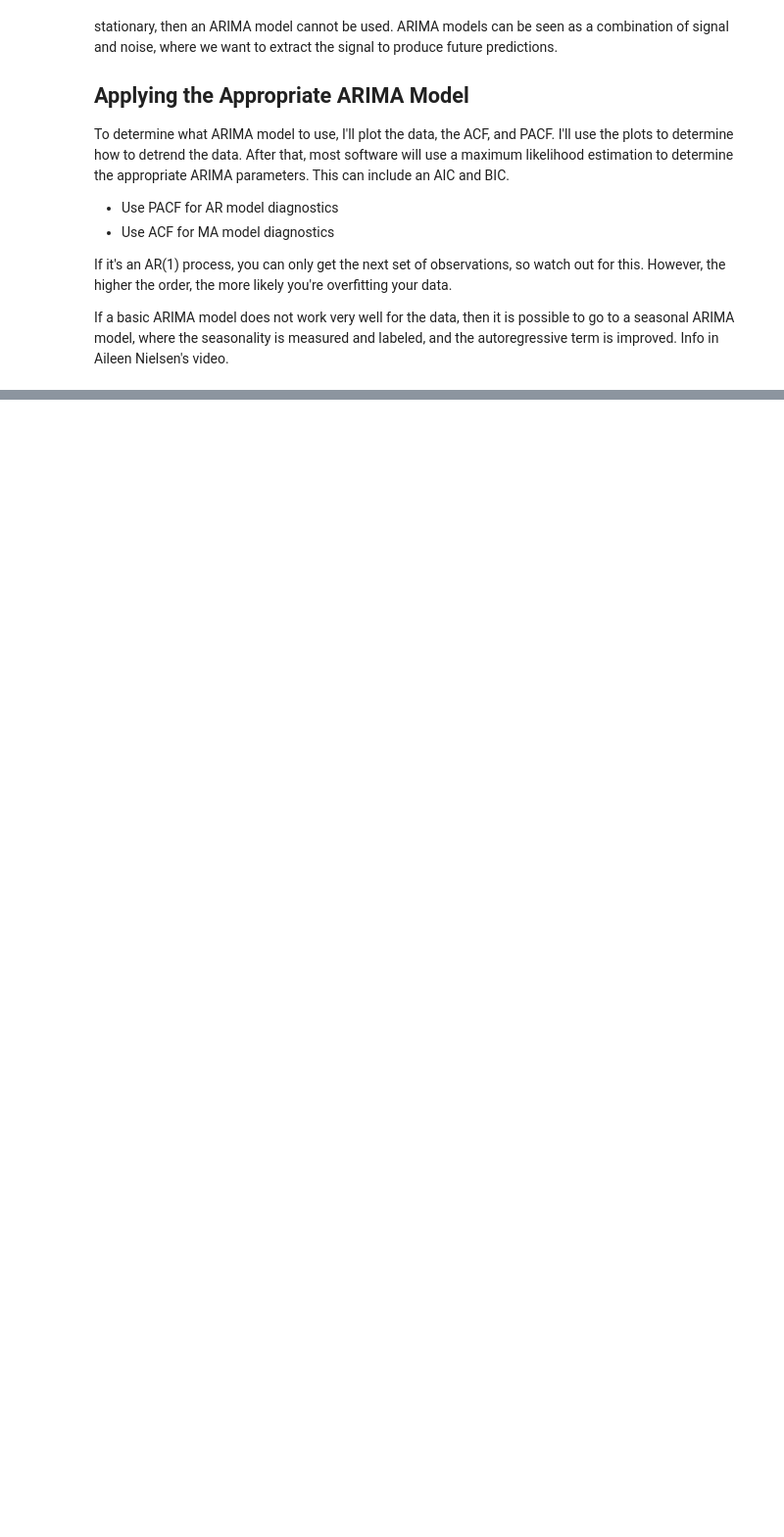
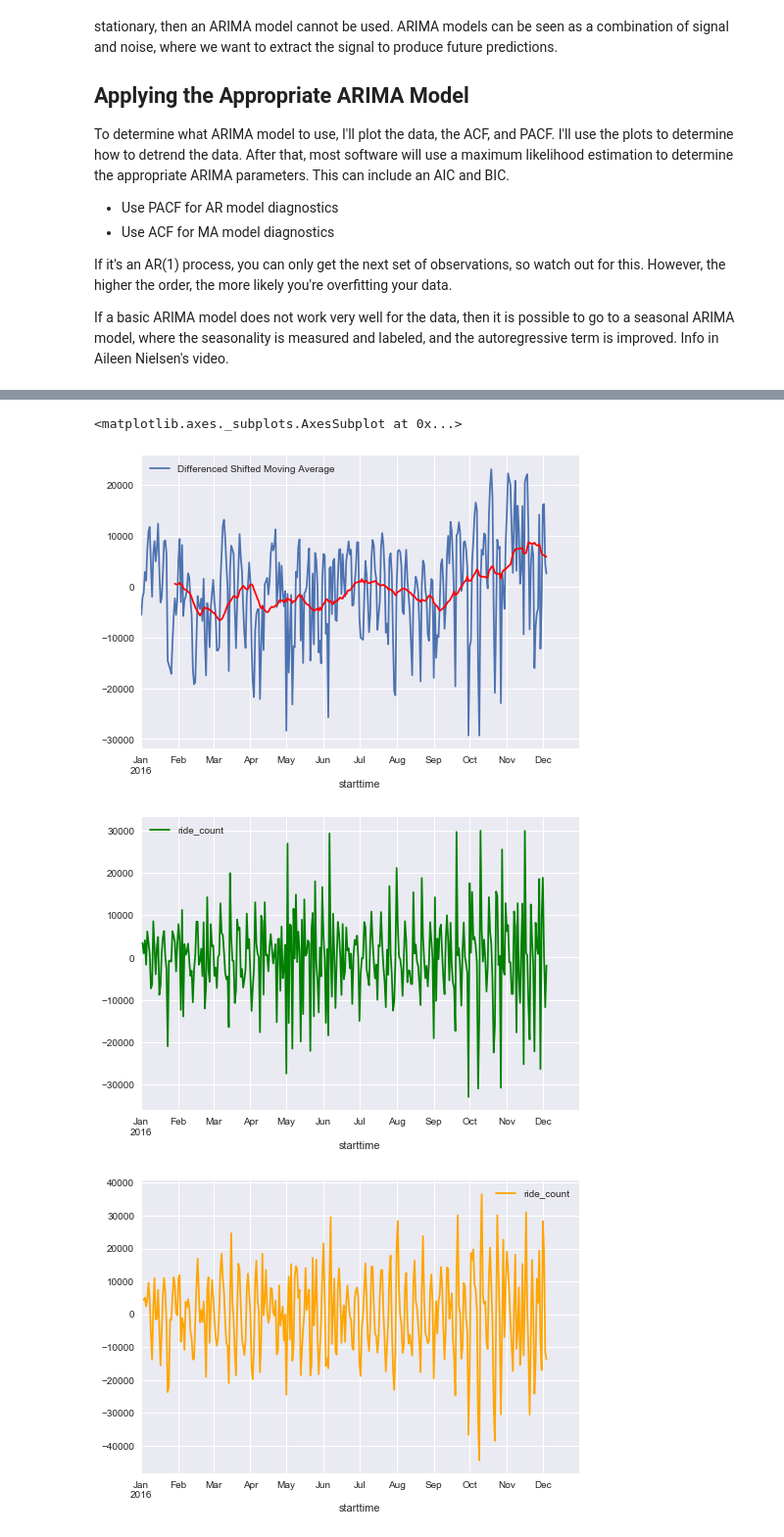
Before and after one commit to vz415/CITI_BIKE_XPERIMENTS, a Jupyter notebook: Citi Bike Inferential Statistics.ipynb, the cells around one changed output, grey strips where cells are left out. Shown at 98% size. Saved outputs shown, nothing was run; the diff lists cells and outputs as text; code cells hidden in the pictures; blank space fills up the shorter version.

```diff
--- a/Citi Bike Inferential Statistics.ipynb
+++ b/Citi Bike Inferential Statistics.ipynb
@@ -239,0 +285,14 @@ Can be used to measure how similar some of the demands are for each station...
+# %%
+# plt.plot(MA_diff.index, MA_diff, 'r', MA_diff2.index, MA_diff2, 'b', alpha=0.6)
+MA_diff_shift = MA_diff - MA_diff.shift(periods=1)
+MA_diff.rename(columns={'ride_count': 'Differenced Shifted Moving Average'}).plot()
+r = MA_diff.rolling(window = 28)
+r.mean()['ride_count'][28:].plot(color='red', label='Rolling Window: 28 Days')
+MA_diff_shift.plot(color='green')
+MA_diff_shift2 = MA_diff - MA_diff.shift(periods=2)
+MA_diff_shift2.plot(color='orange')
+# %% [output]
+<matplotlib.axes._subplots.AxesSubplot at 0x...>
+[figure, added]
+[figure, added]
+[figure, added]
```
Also changed, not shown: parts of 37 cells of this notebook.
